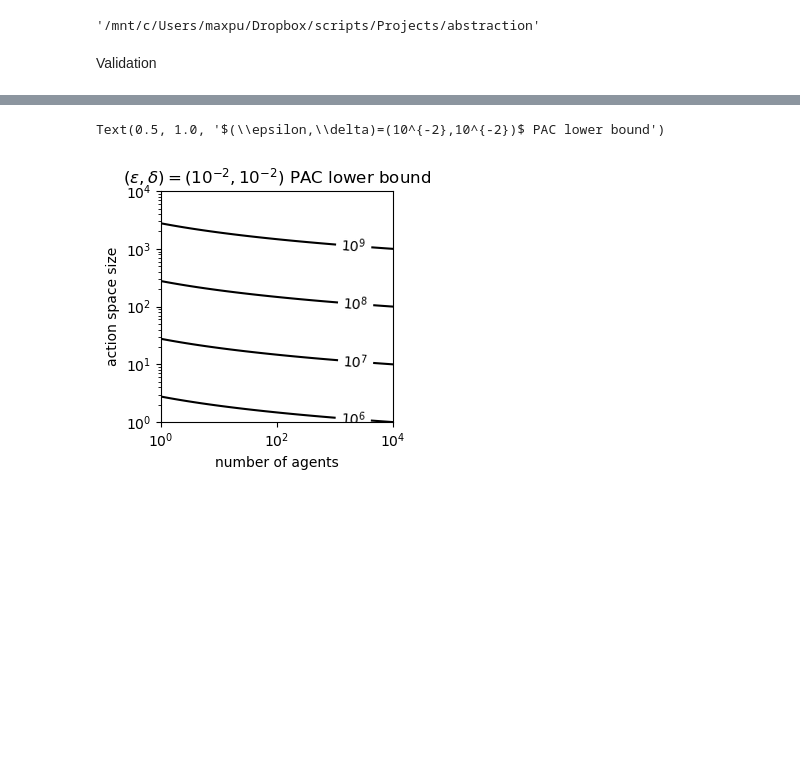
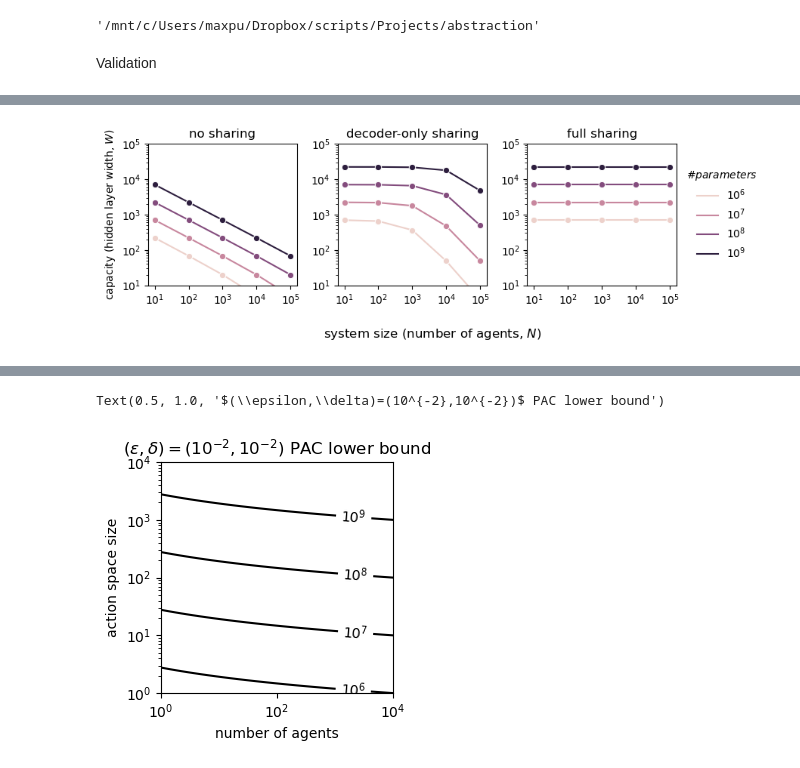
Before and after one commit to amimem/ToMM, a Jupyter notebook: notebooks/model_parameter_scaling-mlpmatch.ipynb, the cells around one changed output, grey strips where cells are left out. Drawn from its saved outputs; the diff is of its cells as text; code cells hidden in the pictures; blank space fills up the shorter version.

```diff
--- a/notebooks/model_parameter_scaling-mlpmatch.ipynb
+++ b/notebooks/model_parameter_scaling-mlpmatch.ipynb
@@ -100,0 +98,36 @@ fig.tight_layout()
+# %%
+fig,ax=pl.subplots(1,len(model_names),figsize=(3*len(model_names),3))
+plot_titles =['no sharing', 'decoder-only sharing', 'full sharing']
+for mit,model_name in enumerate(model_names):
+
+    sns.lineplot(data=df.loc[df['model_name']==model_name],
+                    ax=ax[mit],
+                    x='N',
+                    y='width',
+                    hue='P',
+                    marker='o',
+                    legend=False if mit<2 else True)
+#     sns.lineplot(data=df.loc[df['model_name']==model_name],
+#                     ax=ax[mit],
+#                     x='N',
+#                     y='width',
+#                     hue='P',
+#                     marker='o',
+#                     dashes=[2,2],
+#                     legend=False)
+    if mit>0:
+        ax[mit].set_ylabel(None)
+    ax[mit].set_xlabel(None)
+    ax[mit].set_yscale('log')
+    ax[mit].set_xscale('log')
+    ax[mit].set_xticks(Nvec)
+    ax[mit].set_ylim(1e1,1e5)
+    ax[mit].set_title(plot_titles[mit])
+# ax[1].plot(np.logspace(1,4,10),10*np.logspace(1,4,10)[::-1]**(1/2))
+ax[0].set_ylabel('capacity (hidden layer width, $W$)')
+h, l = ax[len(model_names)-1].get_legend_handles_labels()
+ax[len(model_names)-1].legend(h,[r"$10^"+string[0]+r"$" for string in l],frameon=False,title=r'$\# parameters$',loc='center left', bbox_to_anchor=(1, 0.5))
+fig.supxlabel(r'system size (number of agents, $N$)')
+fig.tight_layout()
+# %% [output]
+[figure, added]
```
Also changed, not shown: parts of 4 cells of this notebook, 3 other files.
